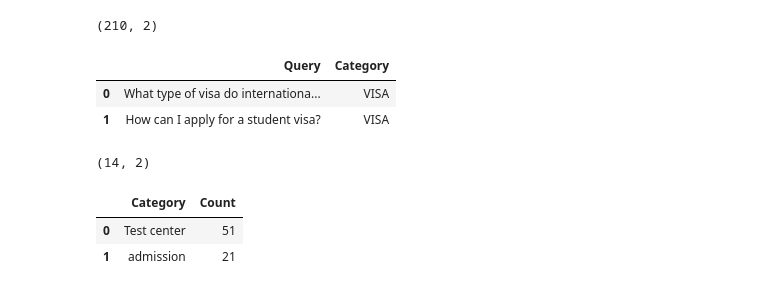
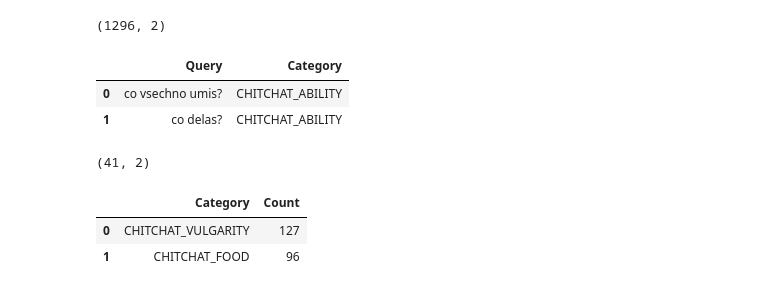
Before and after one commit to cejkys/watson_intent_analysis, a Jupyter notebook: dataset_splitter.ipynb, the cells around one changed output. Cells and saved outputs as stored; diff of their text form; code cells hidden in the pictures.

```diff
--- a/dataset_splitter.ipynb
+++ b/dataset_splitter.ipynb
@@ -3,19 +4,20 @@ import pandas as pd
 # %%
-df = pd.read_csv('query.csv', sep=';')
+colnames = ['Query', 'Category']
+df = pd.read_csv('query_2.csv', sep=',', names=colnames, header=None)
 print(df.shape)
 df.head(2)
 # %% [output]
-(210, 2)
+(1296, 2)
 |  | Query | Category |
-| 0 | What type of visa do internationa... | VISA |
-| 1 | How can I apply for a student visa? | VISA |
+| 0 | co vsechno umis? | CHITCHAT_ABILITY |
+| 1 | co delas? | CHITCHAT_ABILITY |
 # %%
 cf = df['Category'].value_counts().reset_index()
 cf = cf.rename(columns={'Category': 'Count', 'index': 'Category'})
 print(cf.shape)
 cf.head(2)
 # %% [output]
-(14, 2)
+(41, 2)
 |  | Category | Count |
-| 0 | Test center | 51 |
-| 1 | admission | 21 |
+| 0 | CHITCHAT_VULGARITY | 127 |
+| 1 | CHITCHAT_FOOD | 96 |
```
Also changed, not shown: parts of 4 cells of this notebook, 2 other files.
